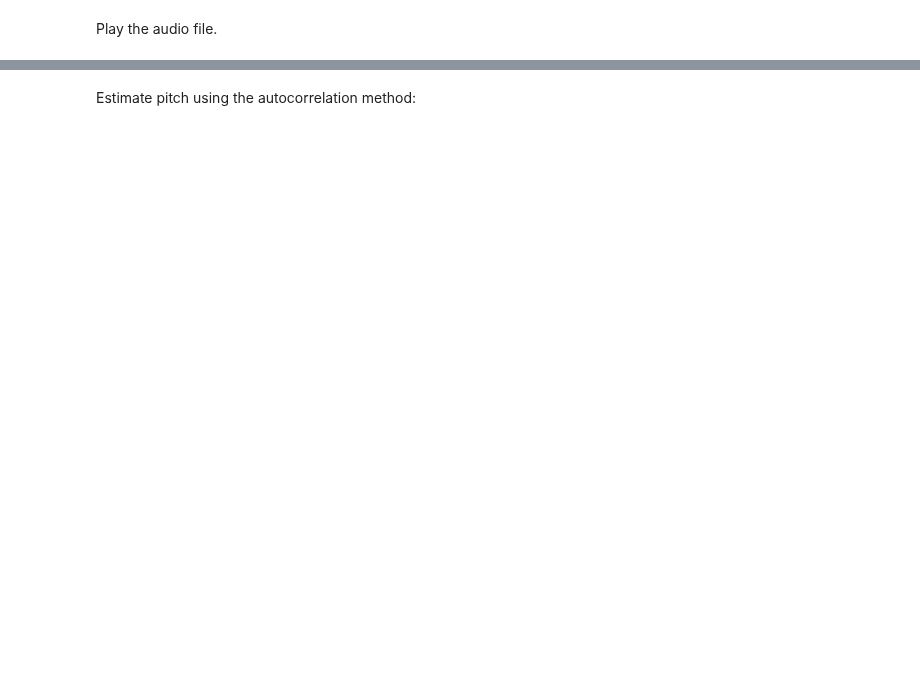
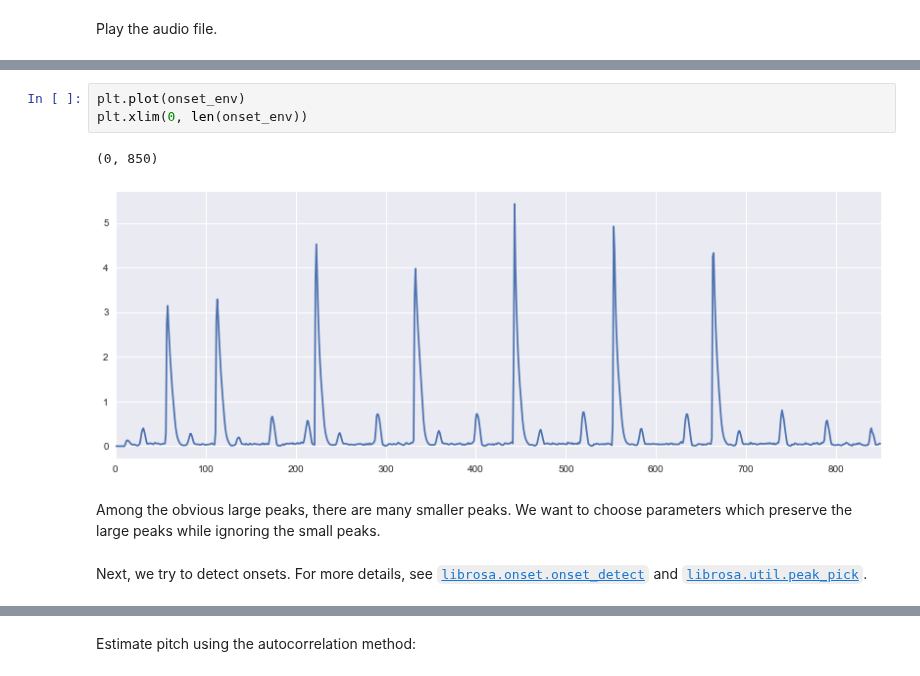
Before and after one commit to iranroman/musicinformationretrieval.com, a Jupyter notebook: pitch_transcription_exercise.ipynb, the cells around one changed output, grey strips where cells are left out. Cells and saved outputs as stored; diff of their text form; blank space fills up the shorter version.

```diff
--- a/pitch_transcription_exercise.ipynb
+++ b/pitch_transcription_exercise.ipynb
@@ -24,0 +47,10 @@ def get_onset_times(x, fs):
+# %%
+plt.plot(onset_env)
+plt.xlim(0, len(onset_env))
+# %% [output]
+(0, 850)
+[figure, added]
+# %% [markdown]
+Among the obvious large peaks, there are many smaller peaks. We want to choose parameters which preserve the large peaks while ignoring the small peaks.
+# %% [markdown]
+Next, we try to detect onsets. For more details, see [`librosa.onset.onset_detect`](http://librosa.github.io/librosa/generated/librosa.onset.onset_detect.html#librosa.onset.onset_detect) and [`librosa.util.peak_pick`](http://librosa.github.io/librosa/generated/librosa.util.peak_pick.html#librosa.util.peak_pick).
```
Also changed, not shown: parts of 45 cells of this notebook, 2 other files.
